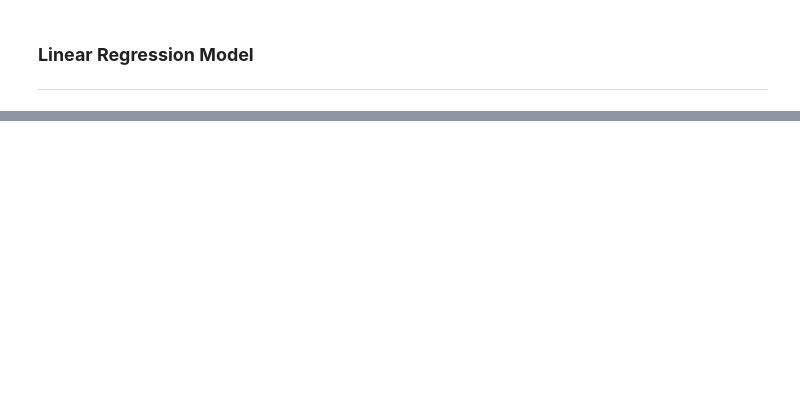
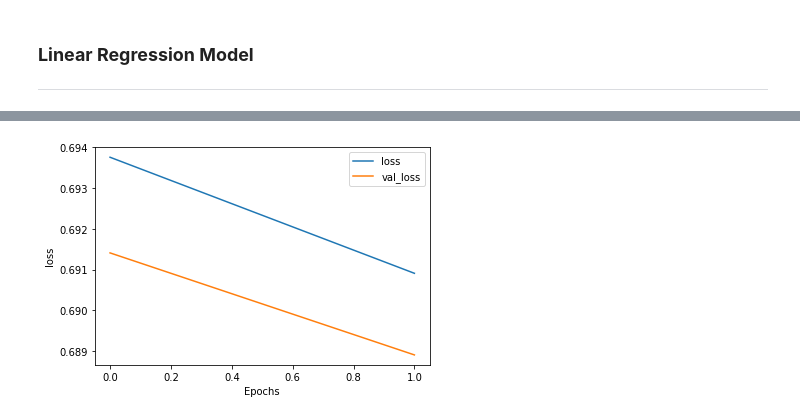
Before and after one commit to do-huni/NLP-practice, a Jupyter notebook: Text_Classification.ipynb, the cells around one changed output, grey strips where cells are left out. Cells and saved outputs as stored; diff of their text form; code cells hidden in the pictures; blank space fills up the shorter version.

```diff
--- a/Text_Classification.ipynb
+++ b/Text_Classification.ipynb
@@ -356,0 +751,4 @@ answer_dataset.to_csv(DATA_OUT_PATH + 'lgs_tfidf_answer.csv', index = False, quo
+# %%
+plot_graphs(history, 'loss')
+# %% [output]
+[figure, added]
```
Also changed, not shown: parts of 82 cells of this notebook.
